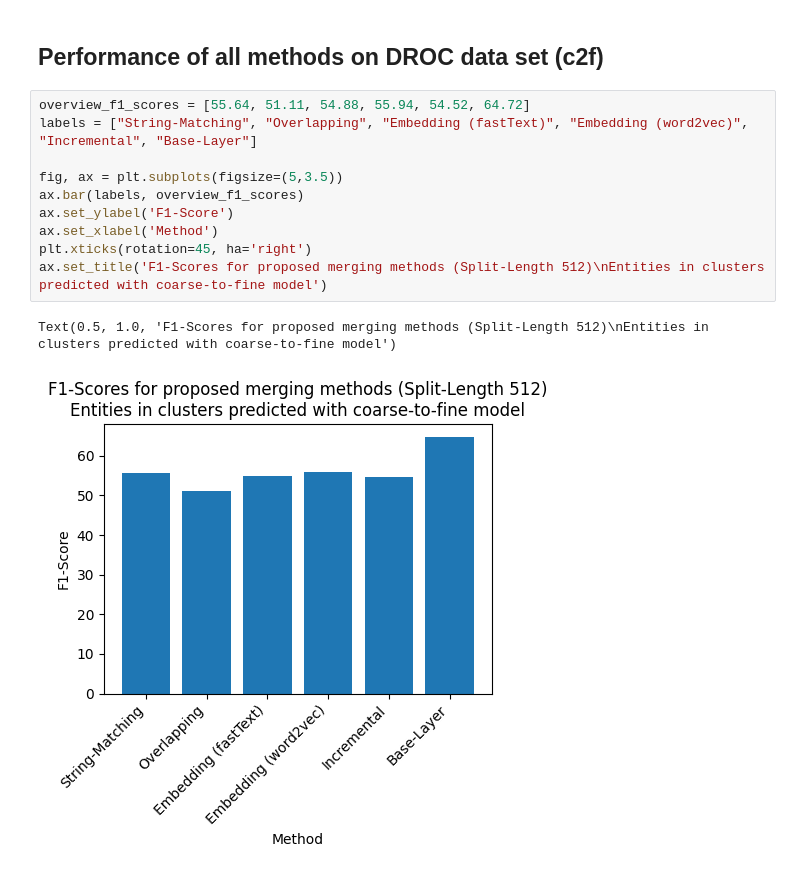
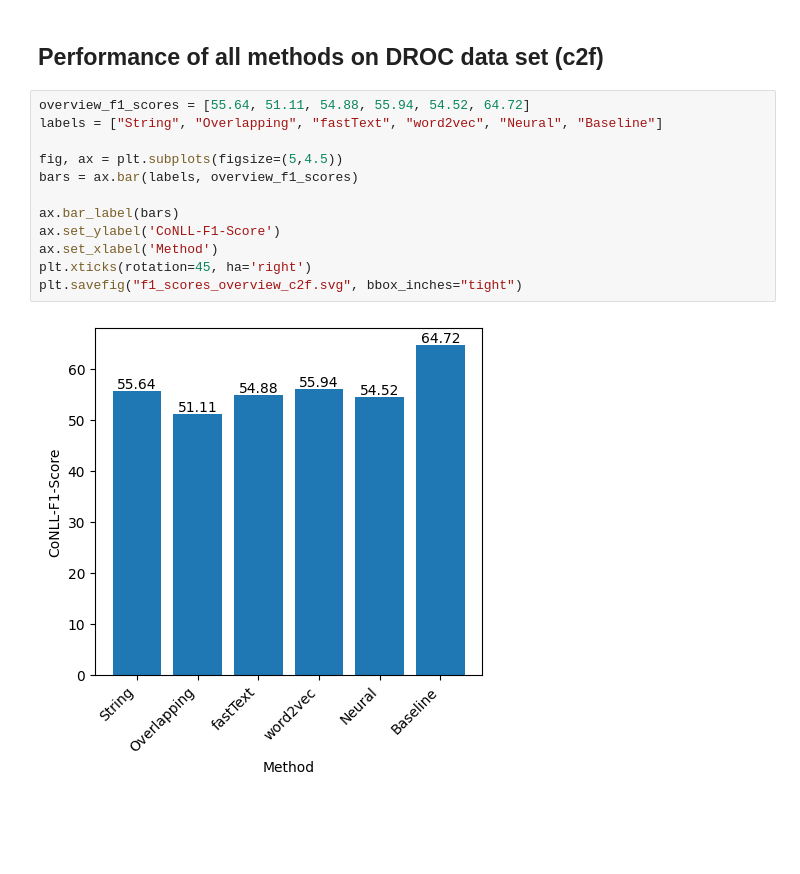
Before and after one commit to JanMaeg/Bachelorarbeit, a Jupyter notebook: results/Results.ipynb, the cells around one changed output. Cells and saved outputs as stored; diff of their text form; blank space fills up the shorter version.

```diff
--- a/results/Results.ipynb
+++ b/results/Results.ipynb
@@ -68,14 +96,15 @@ plt.savefig("f1_scores_overview_gold.svg", bbox_inches="tight")
 ## Performance of all methods on DROC data set (c2f)
 # %%
 overview_f1_scores = [55.64, 51.11, 54.88, 55.94, 54.52, 64.72]
-labels = ["String-Matching", "Overlapping", "Embedding (fastText)", "Embedding (word2vec)", "Incremental", "Base-Layer"]
+labels = ["String", "Overlapping", "fastText", "word2vec", "Neural", "Baseline"]
 
-fig, ax = plt.subplots(figsize=(5,3.5))
-ax.bar(labels, overview_f1_scores)
-ax.set_ylabel('F1-Score')
+fig, ax = plt.subplots(figsize=(5,4.5))
+bars = ax.bar(labels, overview_f1_scores)
+
+ax.bar_label(bars)
+ax.set_ylabel('CoNLL-F1-Score')
 ax.set_xlabel('Method')
 plt.xticks(rotation=45, ha='right')
-ax.set_title('F1-Scores for proposed merging methods (Split-Length 512)\nEntities in clusters predicted with coarse-to-fine model')
+plt.savefig("f1_scores_overview_c2f.svg", bbox_inches="tight")
 # %% [output]
-Text(0.5, 1.0, 'F1-Scores for proposed merging methods (Split-Length 512)\nEntities in clusters predicted with coarse-to-fine model')
-[figure, old version]
+[figure, new version]
```
Also changed, not shown: parts of 6 cells of this notebook, 26 other files.
